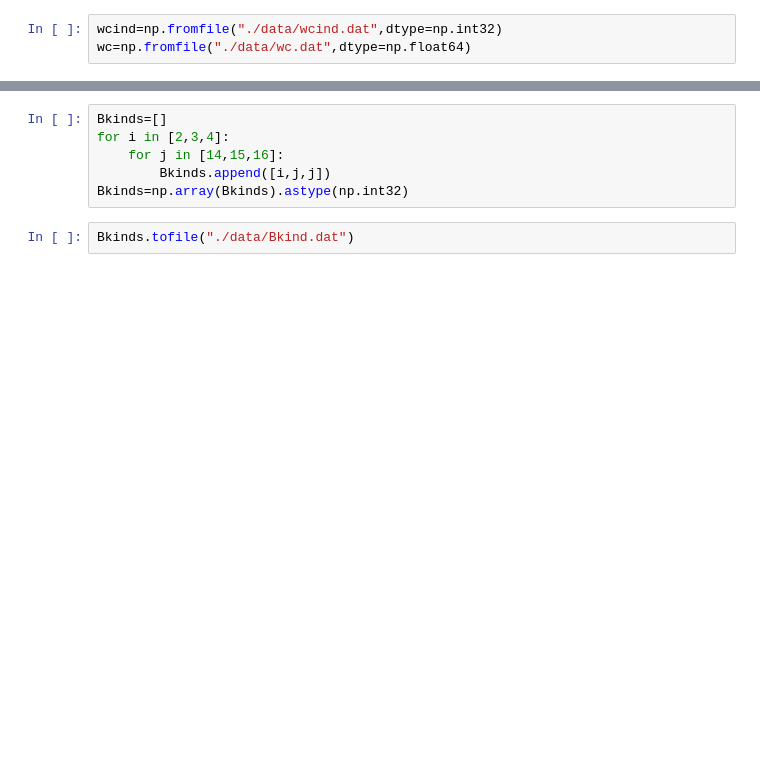
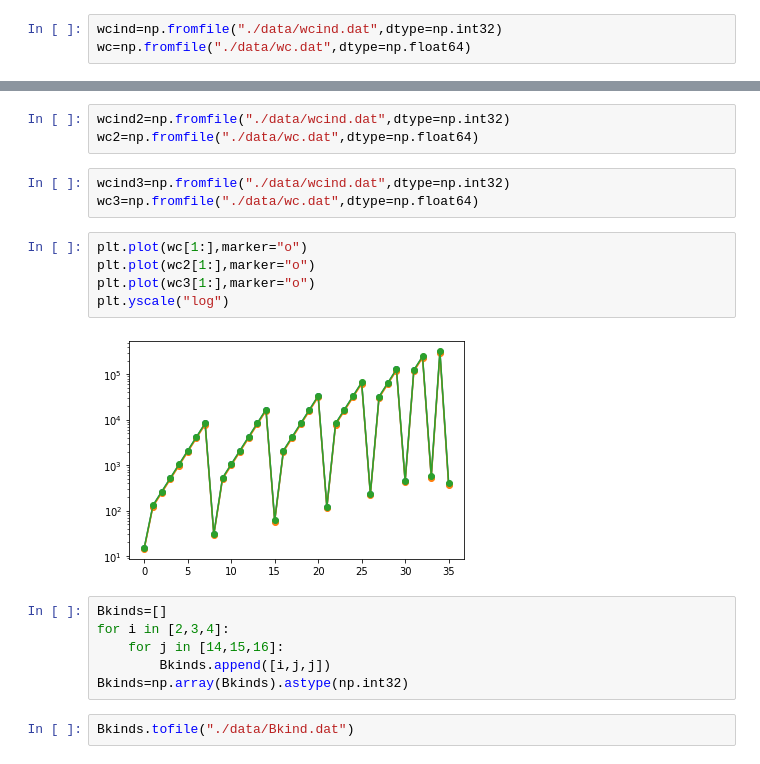
Before and after one commit to cfpark00/cosgeopy, a Jupyter notebook: src/quick.ipynb, the cells around one changed output, grey strips where cells are left out. Saved outputs shown, nothing was run; the diff lists cells and outputs as text; blank space fills up the shorter version.

```diff
--- a/src/quick.ipynb
+++ b/src/quick.ipynb
@@ -17,3 +14,16 @@ array([-4.80141719e+00,  1.01945836e+04,  1.76865306e+04,  2.26342172e+04,
+# %%
+wcind2=np.fromfile("./data/wcind.dat",dtype=np.int32)
+wc2=np.fromfile("./data/wc.dat",dtype=np.float64)
+# %%
+wcind3=np.fromfile("./data/wcind.dat",dtype=np.int32)
+wc3=np.fromfile("./data/wc.dat",dtype=np.float64)
+# %%
+plt.plot(wc[1:],marker="o")
+plt.plot(wc2[1:],marker="o")
+plt.plot(wc3[1:],marker="o")
+plt.yscale("log")
+# %% [output]
+[figure, added]
 # %%
 Bkinds=[]
 for i in [2,3,4]:
```
Also changed, not shown: parts of 4 cells of this notebook, 14 other files.
